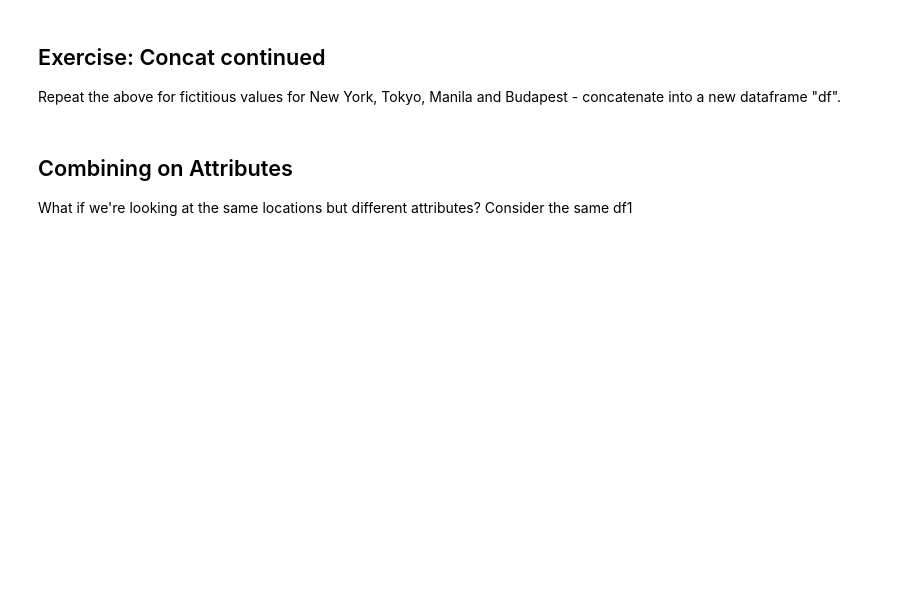
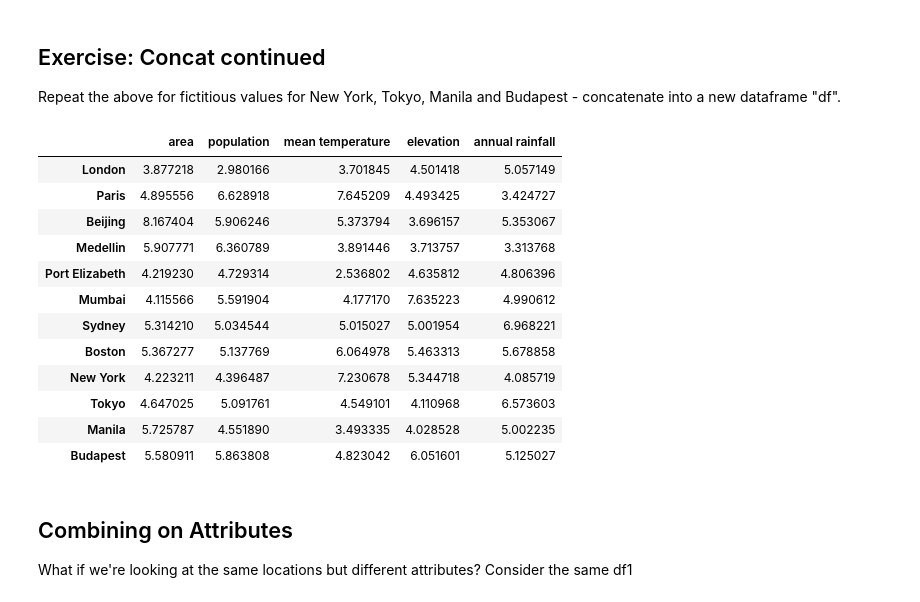
Before and after one commit to rubydelanerolle/QM2, a Jupyter notebook: notebooks/W6_Merging_and_Joining_in_Python.ipynb, the cells around one changed output. Drawn from its saved outputs; the diff is of its cells as text; code cells hidden in the pictures; blank space fills up the shorter version.

```diff
--- a/notebooks/W6_Merging_and_Joining_in_Python.ipynb
+++ b/notebooks/W6_Merging_and_Joining_in_Python.ipynb
@@ -154,6 +152,27 @@ df3
 ## Exercise: Concat continued
 
 Repeat the above for fictitious values for New York, Tokyo, Manila and Budapest - concatenate into a new dataframe "df".
+# %%
+df5 = pd.DataFrame(5+np.random.randn(4, 5))
+df5.columns = ['area','population','mean temperature','elevation','annual rainfall']
+df5.index = ['New York', 'Tokyo', 'Manila', 'Budapest']
+
+df = pd.concat([df3,df5])
+df
+# %% [output]
+|  | area | population | mean temperature | elevation | annual rainfall |
+| London | 3.877218 | 2.980166 | 3.701845 | 4.501418 | 5.057149 |
+| Paris | 4.895556 | 6.628918 | 7.645209 | 4.493425 | 3.424727 |
+| Beijing | 8.167404 | 5.906246 | 5.373794 | 3.696157 | 5.353067 |
+| Medellin | 5.907771 | 6.360789 | 3.891446 | 3.713757 | 3.313768 |
+| Port Elizabeth | 4.219230 | 4.729314 | 2.536802 | 4.635812 | 4.806396 |
+| Mumbai | 4.115566 | 5.591904 | 4.177170 | 7.635223 | 4.990612 |
+| Sydney | 5.314210 | 5.034544 | 5.015027 | 5.001954 | 6.968221 |
+| Boston | 5.367277 | 5.137769 | 6.064978 | 5.463313 | 5.678858 |
+| New York | 4.223211 | 4.396487 | 7.230678 | 5.344718 | 4.085719 |
+| Tokyo | 4.647025 | 5.091761 | 4.549101 | 4.110968 | 6.573603 |
+| Manila | 5.725787 | 4.551890 | 3.493335 | 4.028528 | 5.002235 |
+| Budapest | 5.580911 | 5.863808 | 4.823042 | 6.051601 | 5.125027 |
 # %% [markdown]
 ## Combining on Attributes
 
```
Also changed, not shown: parts of 37 cells of this notebook.
